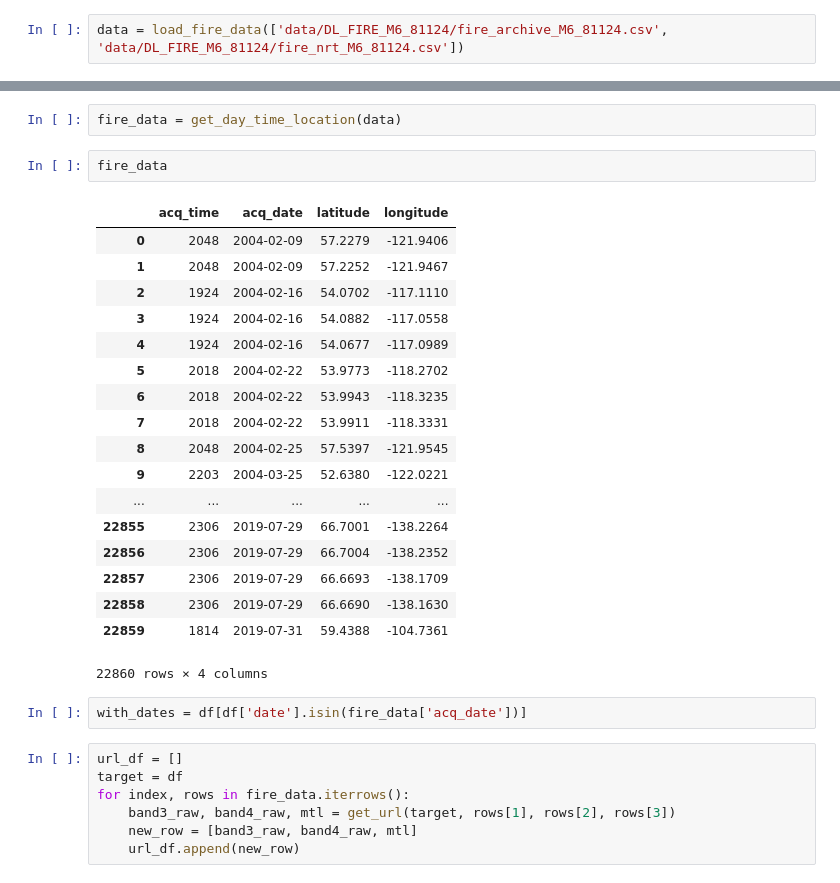
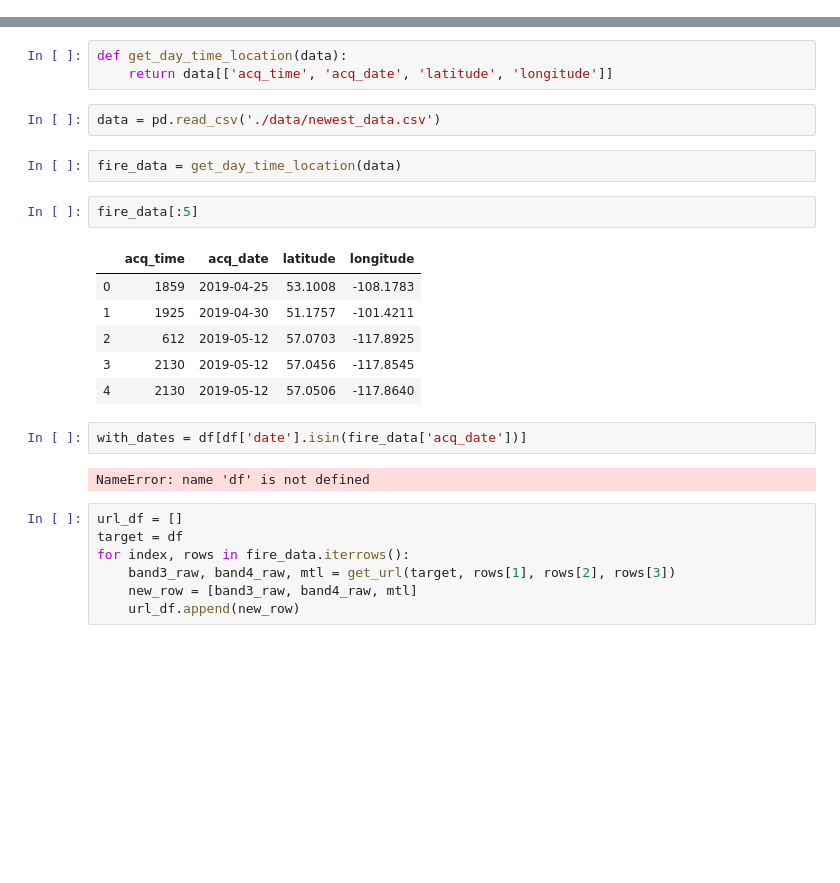
Before and after one commit to siddh991/NASA-CSA-Hackathon, a Jupyter notebook: detect-fire.ipynb, the cells around one changed output, grey strips where cells are left out. Saved outputs shown, nothing was run; the diff lists cells and outputs as text; blank space fills up the shorter version.

```diff
--- a/detect-fire.ipynb
+++ b/detect-fire.ipynb
@@ -60,5 +61,3 @@ def get_url(target, date, tar_lat, tar_lon):
     band4_raw = url + target['productId'] + '_B4.TIF'
     mtl = url + target['productId'] + '_MTL.txt'
     return band3_raw, band4_raw, mtl
-# %%
-data = load_fire_data(['data/DL_FIRE_M6_81124/fire_archive_M6_81124.csv', 'data/DL_FIRE_M6_81124/fire_nrt_M6_81124.csv'])
@@ -73,28 +64,23 @@ To retain the current behavior and silence the warning, pass 'sort=True'.
+# %%
+def get_day_time_location(data):
+    return data[['acq_time', 'acq_date', 'latitude', 'longitude']]
+# %%
+data = pd.read_csv('./data/newest_data.csv')
 # %%
 fire_data = get_day_time_location(data)
 # %%
-fire_data
+fire_data[:5]
 # %% [output]
 |  | acq_time | acq_date | latitude | longitude |
-| 0 | 2048 | 2004-02-09 | 57.2279 | -121.9406 |
-| 1 | 2048 | 2004-02-09 | 57.2252 | -121.9467 |
-| 2 | 1924 | 2004-02-16 | 54.0702 | -117.1110 |
-| 3 | 1924 | 2004-02-16 | 54.0882 | -117.0558 |
-| 4 | 1924 | 2004-02-16 | 54.0677 | -117.0989 |
-| 5 | 2018 | 2004-02-22 | 53.9773 | -118.2702 |
-| 6 | 2018 | 2004-02-22 | 53.9943 | -118.3235 |
-| 7 | 2018 | 2004-02-22 | 53.9911 | -118.3331 |
-| 8 | 2048 | 2004-02-25 | 57.5397 | -121.9545 |
-| 9 | 2203 | 2004-03-25 | 52.6380 | -122.0221 |
-| ... | ... | ... | ... | ... |
-| 22855 | 2306 | 2019-07-29 | 66.7001 | -138.2264 |
-| 22856 | 2306 | 2019-07-29 | 66.7004 | -138.2352 |
-| 22857 | 2306 | 2019-07-29 | 66.6693 | -138.1709 |
-| 22858 | 2306 | 2019-07-29 | 66.6690 | -138.1630 |
-| 22859 | 1814 | 2019-07-31 | 59.4388 | -104.7361 |
+| 0 | 1859 | 2019-04-25 | 53.1008 | -108.1783 |
+| 1 | 1925 | 2019-04-30 | 51.1757 | -101.4211 |
+| 2 | 612 | 2019-05-12 | 57.0703 | -117.8925 |
+| 3 | 2130 | 2019-05-12 | 57.0456 | -117.8545 |
+| 4 | 2130 | 2019-05-12 | 57.0506 | -117.8640 |
-22860 rows × 4 columns
 # %%
 with_dates = df[df['date'].isin(fire_data['acq_date'])]
+# %% [output]
+NameError: name 'df' is not defined
 # %%
 url_df = []
 target = df
```
Also changed, not shown: parts of 8 cells of this notebook.
